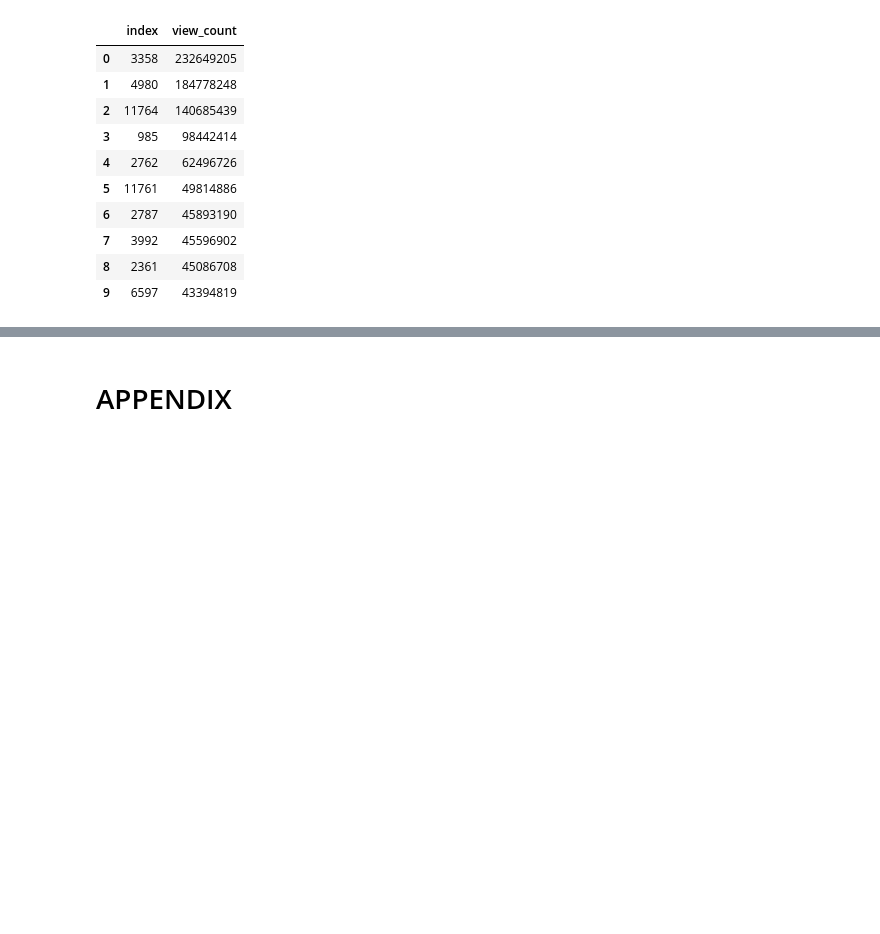
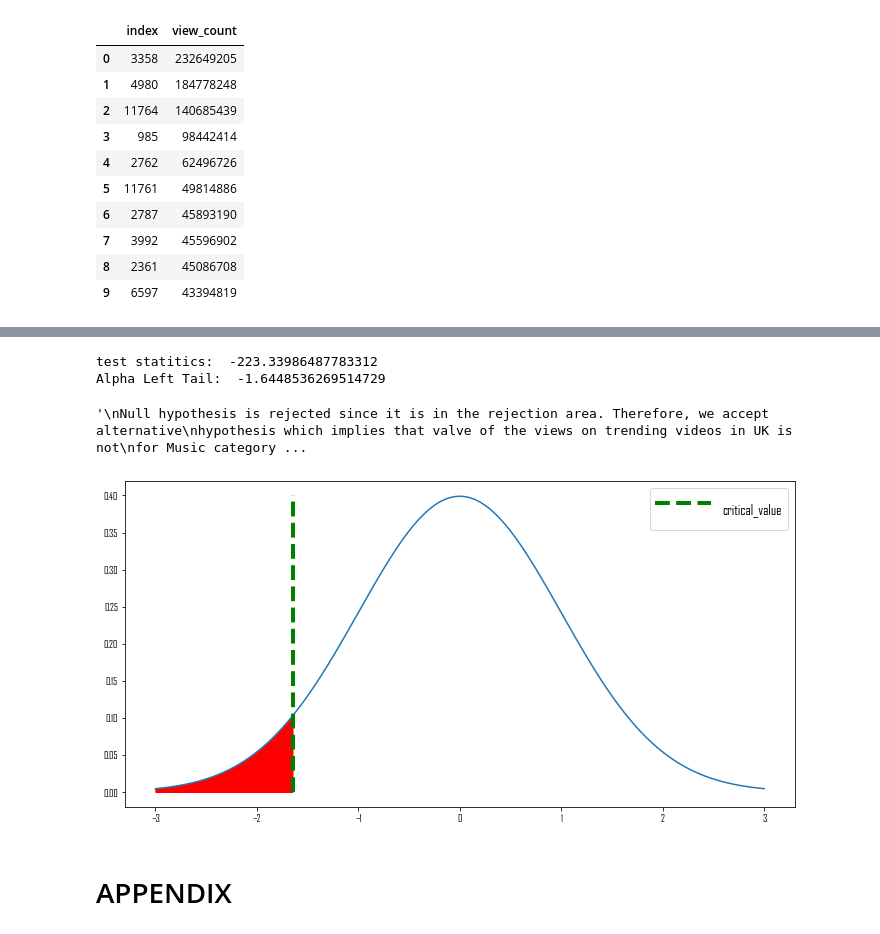
Before and after one commit to gorkemguneser/Youtube-Trending-Videos-Statistical-Analysis, a Jupyter notebook: code/YouTube Trending Videos Statistical Analysis.ipynb, the cells around one changed output, grey strips where cells are left out. Drawn from its saved outputs; the diff is of its cells as text; code cells hidden in the pictures; blank space fills up the shorter version.

```diff
--- a/code/YouTube Trending Videos Statistical Analysis.ipynb
+++ b/code/YouTube Trending Videos Statistical Analysis.ipynb
@@ -950,7 +1058,7 @@ data_gb_unique_music = data_gb_unique[data_gb_unique["trend"]=="Music"]
 print("Mean: ",data_gb_unique_music["view_count"].mean())
 print("Median: ",data_gb_unique_music["view_count"].median(),"\n")
 
-data_gb_unique_music= data_gb_unique_music.drop(data_gb_unique_music[["view_count"]].nlargest(120,"view_count").index)
+data_gb_unique_music= data_gb_unique_music.drop(data_gb_unique_music[["view_count"]].nlargest(5,"view_count").index)
 
 print("Mean: ",data_gb_unique_music["view_count"].mean())
 print("Median: ",data_gb_unique_music["view_count"].median())
@@ -964,32 +1078,38 @@ plt.grid(True)
 confidence_level = 0.95
 alpha = 1- confidence_level
 sample_proportion = (data_gb_unique_music["view_count"].sum()/
                      data_gb_unique["view_count"].sum())#*100
 mu_proportion = 0.5
 sample_size = len(data_gb_unique)
 
 z = (sample_proportion-mu_proportion) / np.sqrt((0.05*0.05)/sample_size)
 print("test statitics: ",z)
 
 
 # One-sided hypothesis testing
 
 normal = norm(loc = 0, scale = 1)
 alpha_left = 0.05
 alpha_left = normal.ppf(alpha_left)
 print("Alpha Left Tail: ",alpha_left)
 
 
 plt.rcParams["figure.figsize"]=(12,6)
 fig, ax = plt.subplots(1,1)
 x = np.linspace(-3,3,1000)
 y = normal.pdf(x)
 ax.plot(x,y)
 plt.plot([alpha_left, alpha_left], [0, 0.4], 'k--', lw=4, color='green',label="critical_value")
 plt.legend(loc="best",prop={"size":14})
 plt.fill_between(x,y, where = x <=alpha_left, color='r')
 
 '''
-Result:
-
+Null hypothesis is rejected since it is in the rejection area. Therefore, we accept alternative
+hypothesis which implies that valve of the views on trending videos in UK is not
+for Music category.
 '''
+# %% [output]
+test statitics:  -223.33986487783312
+Alpha Left Tail:  -1.6448536269514729
+'\nNull hypothesis is rejected since it is in the rejection area. Therefore, we accept alternative\nhypothesis which implies that valve of the views on trending videos in UK is not\nfor Music category ...
+[figure, added]
```
Also changed, not shown: parts of 32 cells of this notebook.
